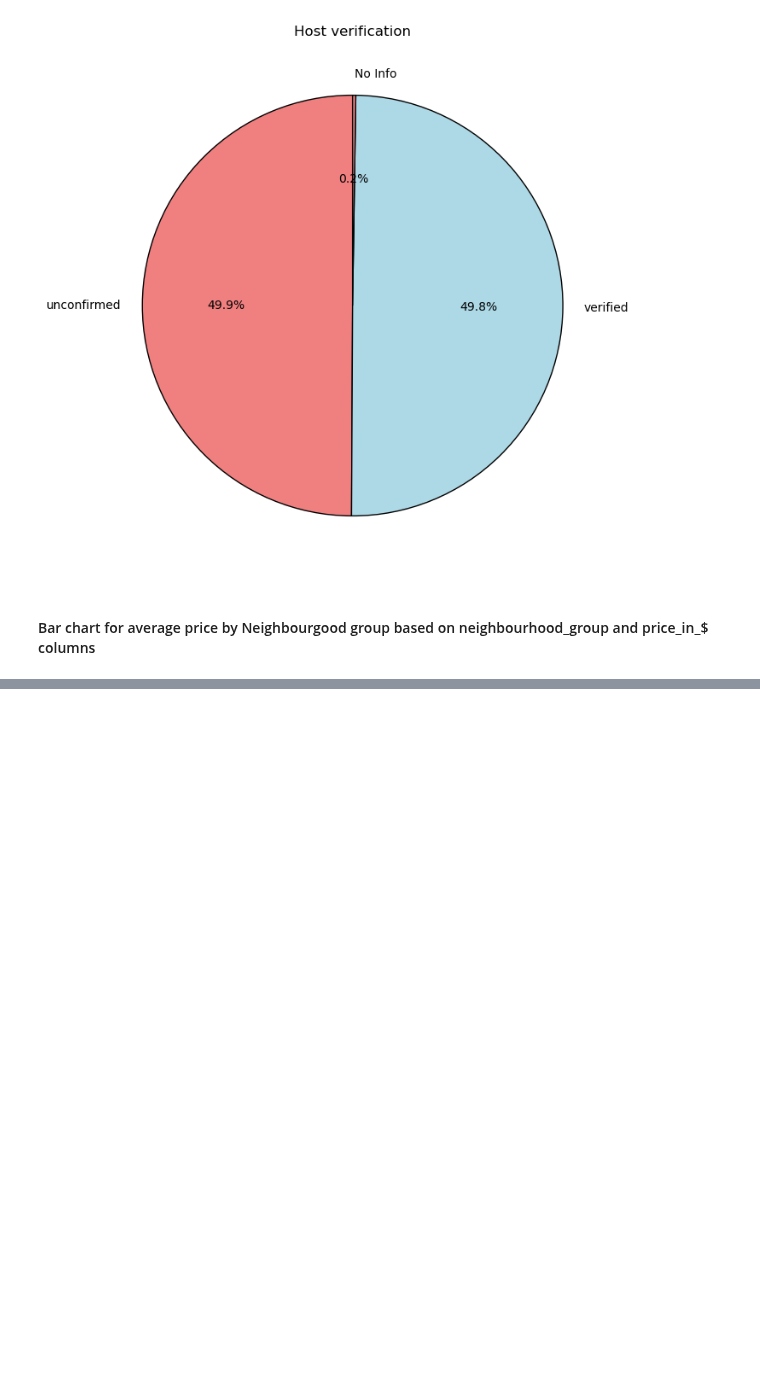
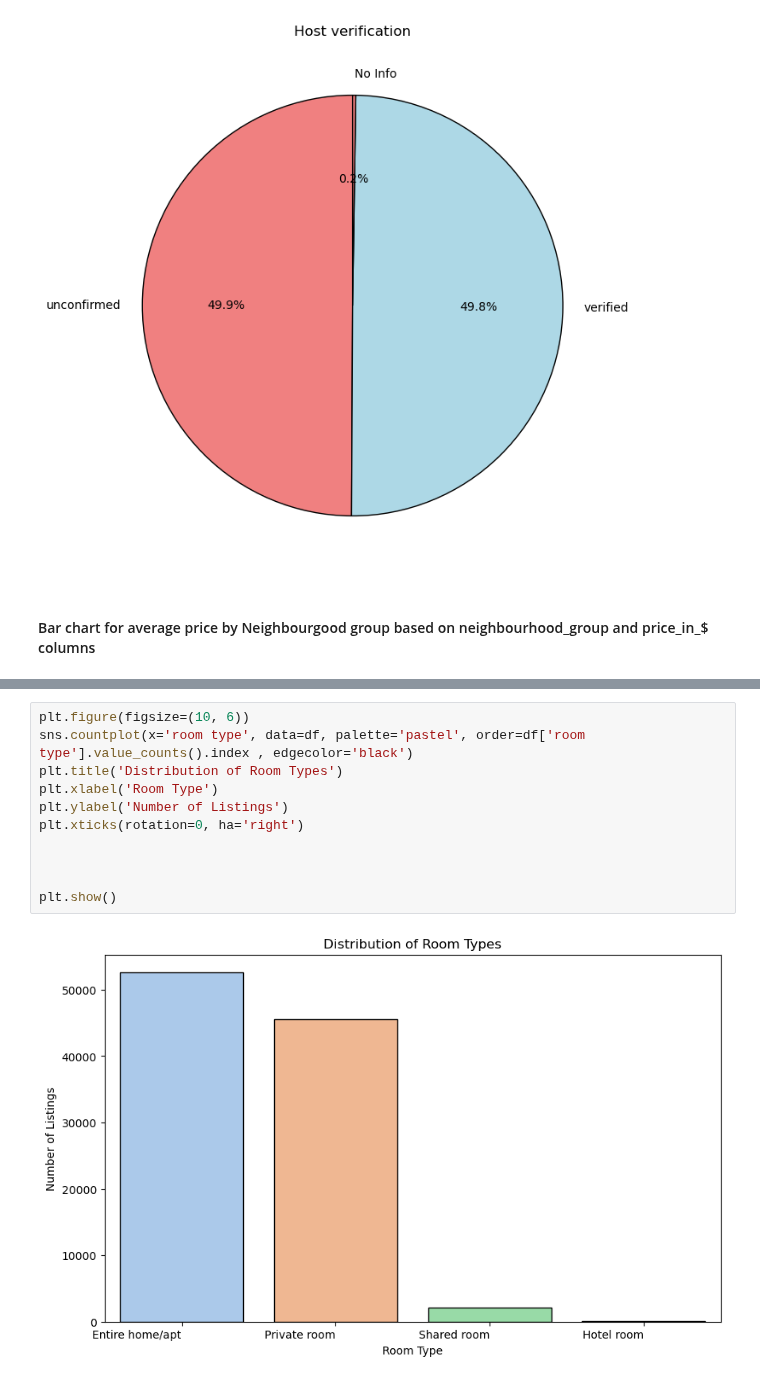
Before and after one commit to dominikvukelic/airbnb_ny_project, a Jupyter notebook: graphs/graphs.ipynb, the cells around one changed output, grey strips where cells are left out. Saved outputs shown, nothing was run; the diff lists cells and outputs as text; blank space fills up the shorter version.

```diff
--- a/graphs/graphs.ipynb
+++ b/graphs/graphs.ipynb
@@ -86,0 +105,13 @@ plt.show()
+# %%
+plt.figure(figsize=(10, 6))
+sns.countplot(x='room type', data=df, palette='pastel', order=df['room type'].value_counts().index , edgecolor='black')
+plt.title('Distribution of Room Types')
+plt.xlabel('Room Type')
+plt.ylabel('Number of Listings')
+plt.xticks(rotation=0, ha='right')
+
+
+
+plt.show()
+# %% [output]
+[figure, added]
```
Also changed, not shown: parts of 3 cells of this notebook.
